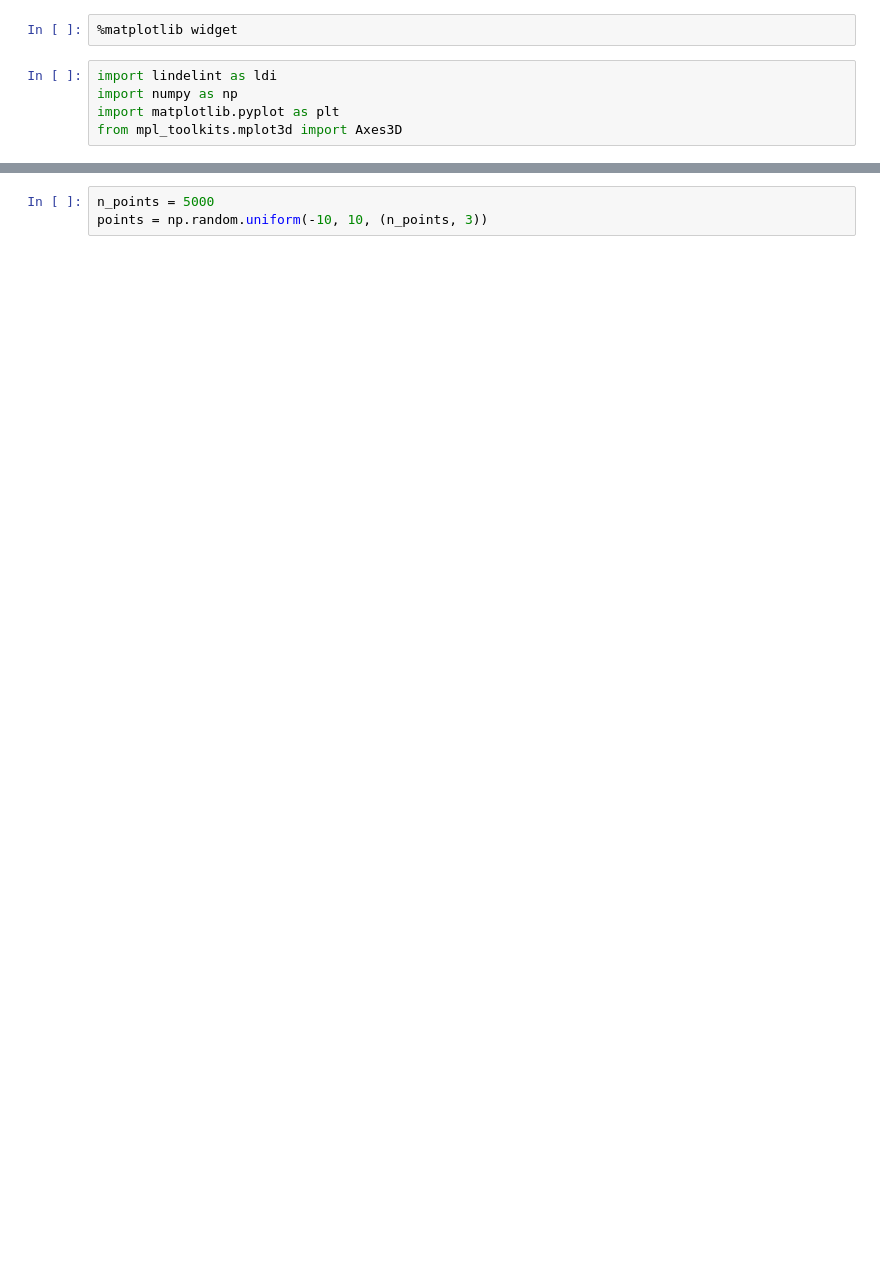
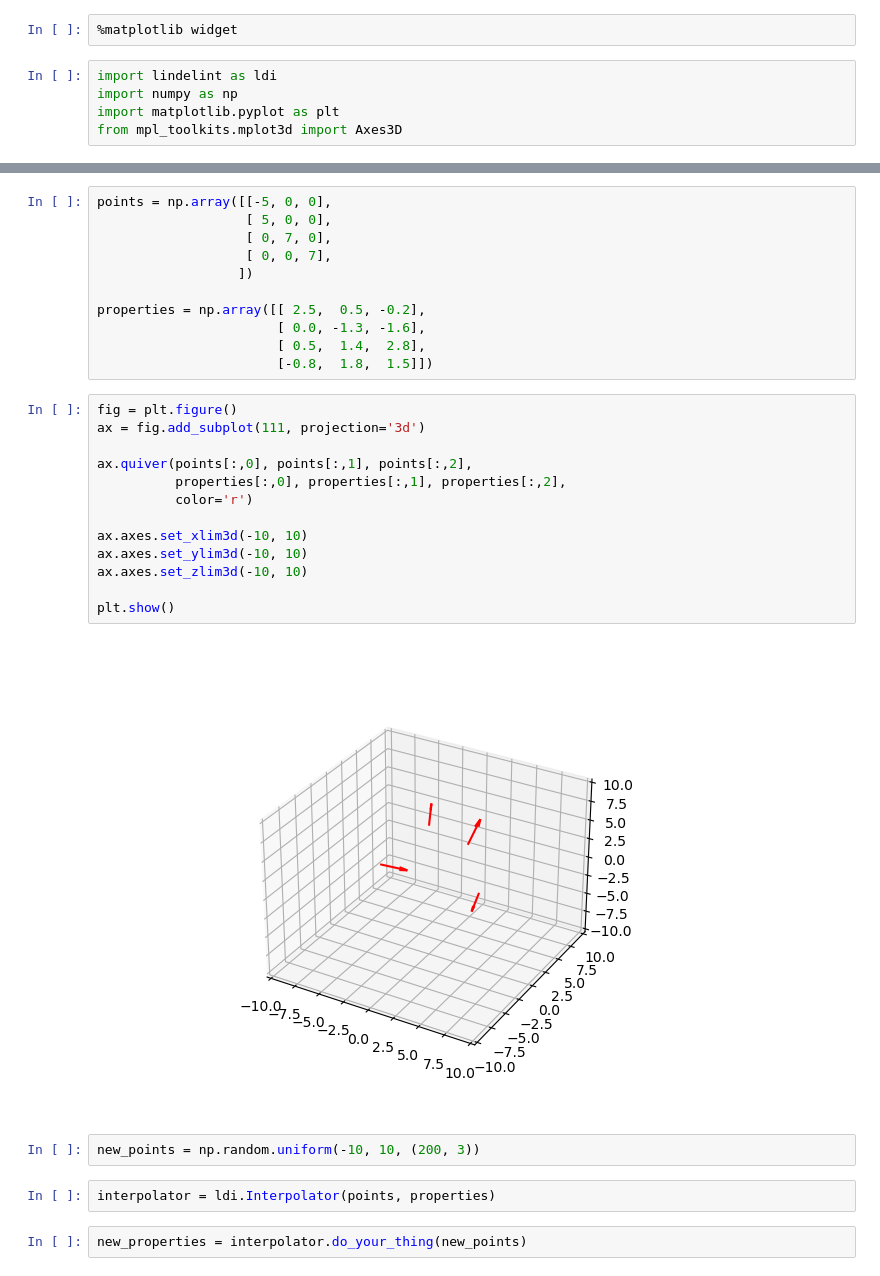
Before and after one commit to uibcdf/LinDelInt, a Jupyter notebook: docs/ldi_3D.ipynb, the cells around one changed output, grey strips where cells are left out. Drawn from its saved outputs; the diff is of its cells as text; blank space fills up the shorter version.

```diff
--- a/docs/ldi_3D.ipynb
+++ b/docs/ldi_3D.ipynb
@@ -22,4 +21,33 @@ vertices[3]=[0, 0, 7]
+# %%
+points = np.array([[-5, 0, 0],
+                   [ 5, 0, 0],
+                   [ 0, 7, 0],
+                   [ 0, 0, 7],
+                  ])
+
+properties = np.array([[ 2.5,  0.5, -0.2],
+                       [ 0.0, -1.3, -1.6],
+                       [ 0.5,  1.4,  2.8],
+                       [-0.8,  1.8,  1.5]])
+# %%
+fig = plt.figure()
+ax = fig.add_subplot(111, projection='3d')
+
+ax.quiver(points[:,0], points[:,1], points[:,2],
+          properties[:,0], properties[:,1], properties[:,2],
+          color='r')
+
+ax.axes.set_xlim3d(-10, 10)
+ax.axes.set_ylim3d(-10, 10)
+ax.axes.set_zlim3d(-10, 10)
+
+plt.show()
+# %% [output]
+[figure, added]
 # %%
-n_points = 5000
-points = np.random.uniform(-10, 10, (n_points, 3))
+new_points = np.random.uniform(-10, 10, (200, 3))
+# %%
+interpolator = ldi.Interpolator(points, properties)
+# %%
+new_properties = interpolator.do_your_thing(new_points)
 # %%
```
Also changed, not shown: parts of 8 cells of this notebook, 2 other files.
